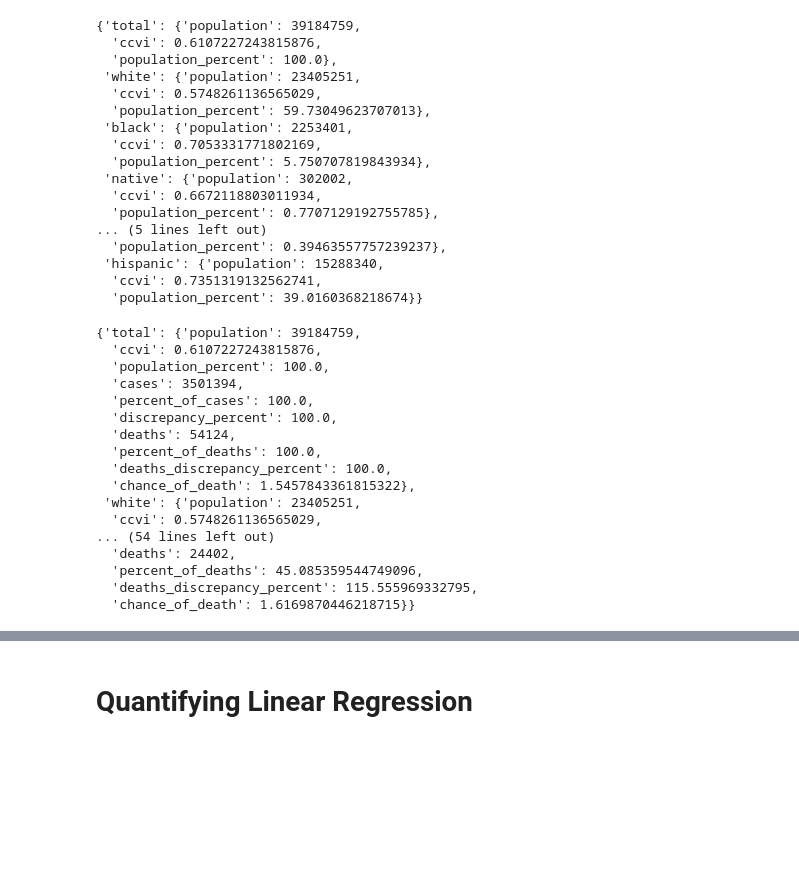
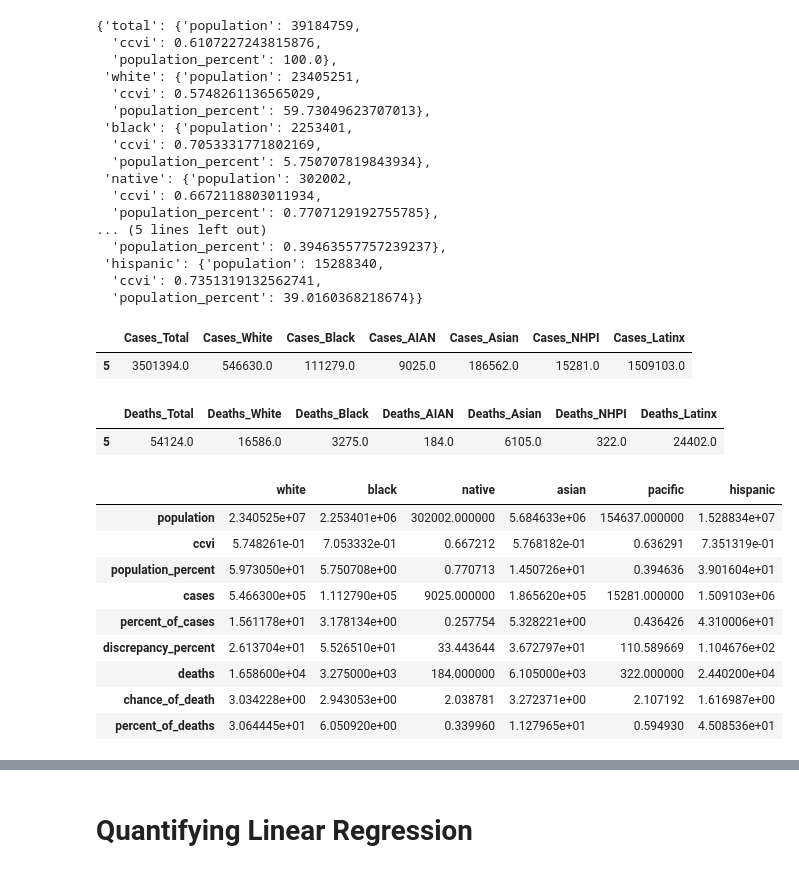
Before and after one commit to IIVIIIII/2020_Weathering, a Jupyter notebook: notebook/covid_regression.ipynb, the cells around one changed output, grey strips where cells are left out. Saved outputs shown, nothing was run; the diff lists cells and outputs as text; code cells hidden in the pictures; blank space fills up the shorter version.

```diff
--- a/notebook/covid_regression.ipynb
+++ b/notebook/covid_regression.ipynb
@@ -161,35 +210,60 @@ cases = covid[['Cases_Total','Cases_White','Cases_Black','Cases_AIAN','Cases_Asi
 deaths = covid[['Deaths_Total','Deaths_White','Deaths_Black','Deaths_AIAN','Deaths_Asian','Deaths_NHPI','Deaths_Latinx']]
+# %%
+# display cases dataframe with only most recent data
+cases.head(1)
+# %% [output]
+|  | Cases_Total | Cases_White | Cases_Black | Cases_AIAN | Cases_Asian | Cases_NHPI | Cases_Latinx |
+| 5 | 3501394.0 | 546630.0 | 111279.0 | 9025.0 | 186562.0 | 15281.0 | 1509103.0 |
+# %%
+# display deaths dataframe with only most recent data
+deaths.head(1)
+# %% [output]
+|  | Deaths_Total | Deaths_White | Deaths_Black | Deaths_AIAN | Deaths_Asian | Deaths_NHPI | Deaths_Latinx |
+| 5 | 54124.0 | 16586.0 | 3275.0 | 184.0 | 6105.0 | 322.0 | 24402.0 |
 # %%
+# iterate through covid data for selected races and place data in a dictionary
 for i in range(0, len(cases.columns)):
+
+    # total cases for each race
     demogs[races[i]]['cases'] = int(cases[cases.columns[i]].values[0])
+
+    # number of cases for each race as a percentage of total cases
     demogs[races[i]]['percent_of_cases'] = (demogs[races[i]]['cases']/demogs['total']['cases'])*100
+
+    # percent discrepancy between percent of total cases and percent of total population for by each race
+    # (theoretically each race should account for the same percent of cases as their percent of the population)
     demogs[races[i]]['discrepancy_percent'] = (demogs[races[i]]['percent_of_cases']/demogs[races[i]]['population_percent'])*100
+
+    # total deaths for each race
+    demogs[races[i]]['deaths'] = int(deaths[deaths.columns[i]].values[0])
+
+    # chance of an infection resulting in death for each race
+    demogs[races[i]]['chance_of_death'] = (demogs[races[i]]['deaths']/demogs[races[i]]['cases'])*100
+
+    # number of deaths for each race as a percentage of total deaths
+    demogs[races[i]]['percent_of_deaths'] = (demogs[races[i]]['deaths']/demogs['total']['deaths'])*100
+
+    # calculated values I considered using but probably wont
 #     demogs[races[i]]['discrepancy_difference'] = demogs[races[i]]['percent_of_cases'] - demogs[races[i]]['population_percent']
 #     demogs[races[i]]['infected_percent'] = (demogs[races[i]]['cases']/demogs[races[i]]['population'])*100
-
-    demogs[races[i]]['deaths'] = int(deaths[deaths.columns[i]].values[0])
-    demogs[races[i]]['percent_of_deaths'] = (demogs[races[i]]['deaths']/demogs['total']['deaths'])*100
-    demogs[races[i]]['chance_of_death'] = (demogs[races[i]]['deaths']/demogs[races[i]]['cases'])*100
-    demogs[races[i]]['deaths_discrepancy_percent'] = (demogs[races[i]]['percent_of_deaths']/demogs[races[i]]['population_percent'])*100
+#     demogs[races[i]]['deaths_discrepancy_percent'] = (demogs[races[i]]['percent_of_deaths']/demogs[races[i]]['population_percent'])*100
 #     demogs[races[i]]['deaths_discrepancy_difference'] = demogs[races[i]]['percent_of_deaths'] - demogs[races[i]]['population_percent']
 #     demogs[races[i]]['died_percent'] = (demogs[races[i]]['deaths']/demogs[races[i]]['population'])*100
 
-demogs
+
+# create dataframe without total population values
+demographics = pd.DataFrame(demogs).drop(columns=['total'])
+
+# display dataframe
+demographics
 # %% [output]
-{'total': {'population': 39184759,
-  'ccvi': 0.6107227243815876,
-  'population_percent': 100.0,
-  'cases': 3501394,
-  'percent_of_cases': 100.0,
-  'discrepancy_percent': 100.0,
-  'deaths': 54124,
-  'percent_of_deaths': 100.0,
-  'deaths_discrepancy_percent': 100.0,
-  'chance_of_death': 1.5457843361815322},
- 'white': {'population': 23405251,
-  'ccvi': 0.5748261136565029,
-... (54 lines left out)
-  'deaths': 24402,
-  'percent_of_deaths': 45.085359544749096,
-  'deaths_discrepancy_percent': 115.555969332795,
-  'chance_of_death': 1.6169870446218715}}
+|  | white | black | native | asian | pacific | hispanic |
+| population | 2.340525e+07 | 2.253401e+06 | 302002.000000 | 5.684633e+06 | 154637.000000 | 1.528834e+07 |
+| ccvi | 5.748261e-01 | 7.053332e-01 | 0.667212 | 5.768182e-01 | 0.636291 | 7.351319e-01 |
+| population_percent | 5.973050e+01 | 5.750708e+00 | 0.770713 | 1.450726e+01 | 0.394636 | 3.901604e+01 |
+| cases | 5.466300e+05 | 1.112790e+05 | 9025.000000 | 1.865620e+05 | 15281.000000 | 1.509103e+06 |
+| percent_of_cases | 1.561178e+01 | 3.178134e+00 | 0.257754 | 5.328221e+00 | 0.436426 | 4.310006e+01 |
+| discrepancy_percent | 2.613704e+01 | 5.526510e+01 | 33.443644 | 3.672797e+01 | 110.589669 | 1.104676e+02 |
+| deaths | 1.658600e+04 | 3.275000e+03 | 184.000000 | 6.105000e+03 | 322.000000 | 2.440200e+04 |
+| chance_of_death | 3.034228e+00 | 2.943053e+00 | 2.038781 | 3.272371e+00 | 2.107192 | 1.616987e+00 |
+| percent_of_deaths | 3.064445e+01 | 6.050920e+00 | 0.339960 | 1.127965e+01 | 0.594930 | 4.508536e+01 |
```
Also changed, not shown: parts of 11 cells of this notebook.
